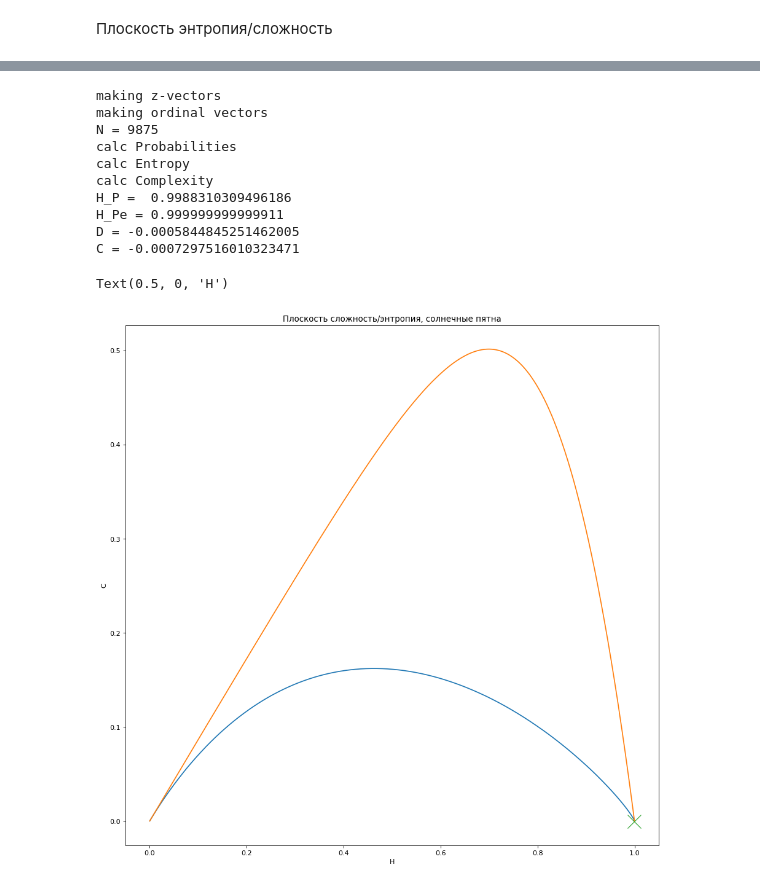
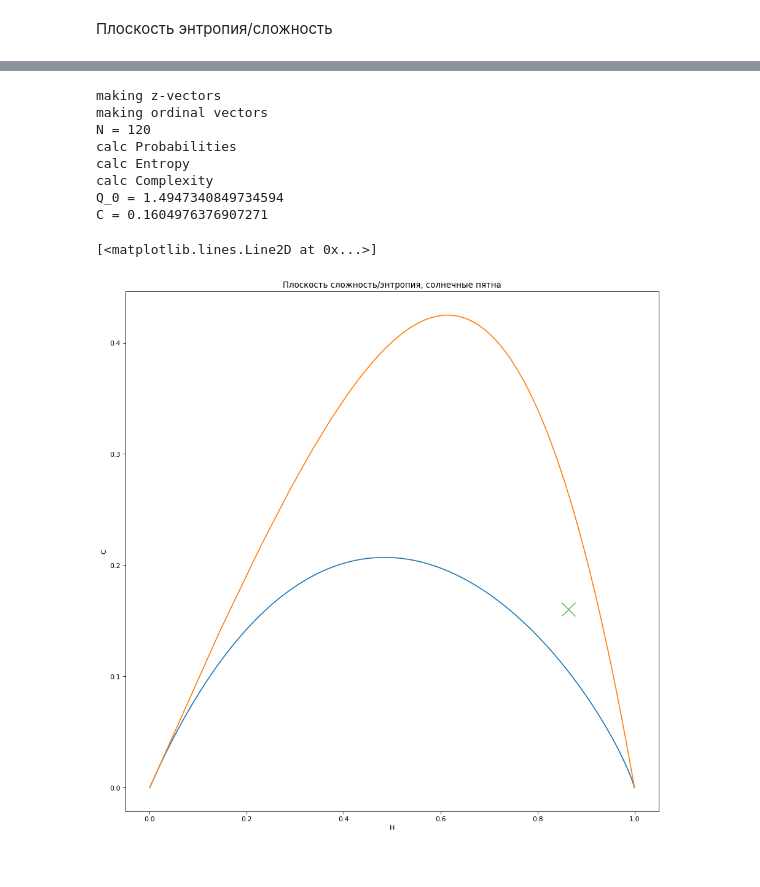
Before and after one commit to xekchansky/Code, a Jupyter notebook: Theory of complex systems/lab1/Lab1.ipynb, the cells around one changed output, grey strips where cells are left out. Cells and saved outputs as stored; diff of their text form; code cells hidden in the pictures.

```diff
--- a/Theory of complex systems/lab1/Lab1.ipynb
+++ b/Theory of complex systems/lab1/Lab1.ipynb
@@ -422,23 +208,22 @@ Text(0.5, 0, 'H')
 # %%
-H, C, b = solution(sunspot, 32, 1.25)
 fig = plt.figure(figsize=(14, 14), dpi=80)
 ax1 = fig.add_subplot(1, 1, 1)
+ax1.set_title('Плоскость сложность/энтропия, солнечные пятна')
+ax1.set_ylabel('C')
+ax1.set_xlabel('H')
+
+H, C, b = Entropy_Complexity.solution(sunspot, 5)
 ax1.plot(b[0][0], b[0][1])
 ax1.plot(b[1][0], b[1][1])
 ax1.plot(H, C, marker = 'x', markersize=20)
-ax1.set_title('Плоскость сложность/энтропия, солнечные пятна')
-ax1.set_ylabel('C')
-ax1.set_xlabel('H')
 # %% [output]
 making z-vectors
 making ordinal vectors
-N = 9875
+N = 120
 calc Probabilities
 calc Entropy
 calc Complexity
-H_P =  0.9988310309496186
-H_Pe = 0.999999999999911
-D = -0.0005844845251462005
-C = -0.0007297516010323471
+Q_0 = 1.4947340849734594
+C = 0.1604976376907271
-Text(0.5, 0, 'H')
+[<matplotlib.lines.Line2D at 0x...>]
-[figure, old version]
+[figure, new version]
```
Also changed, not shown: parts of 35 cells of this notebook, 3 other files.
